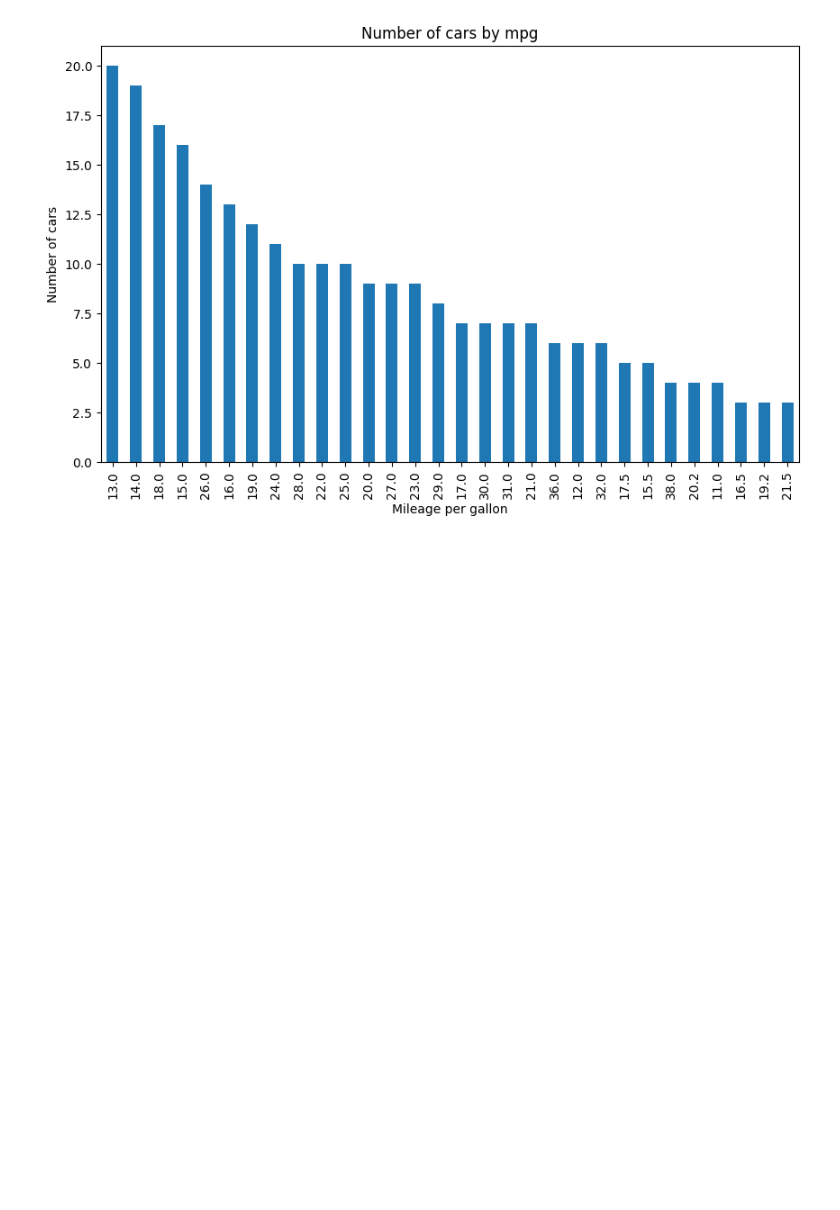
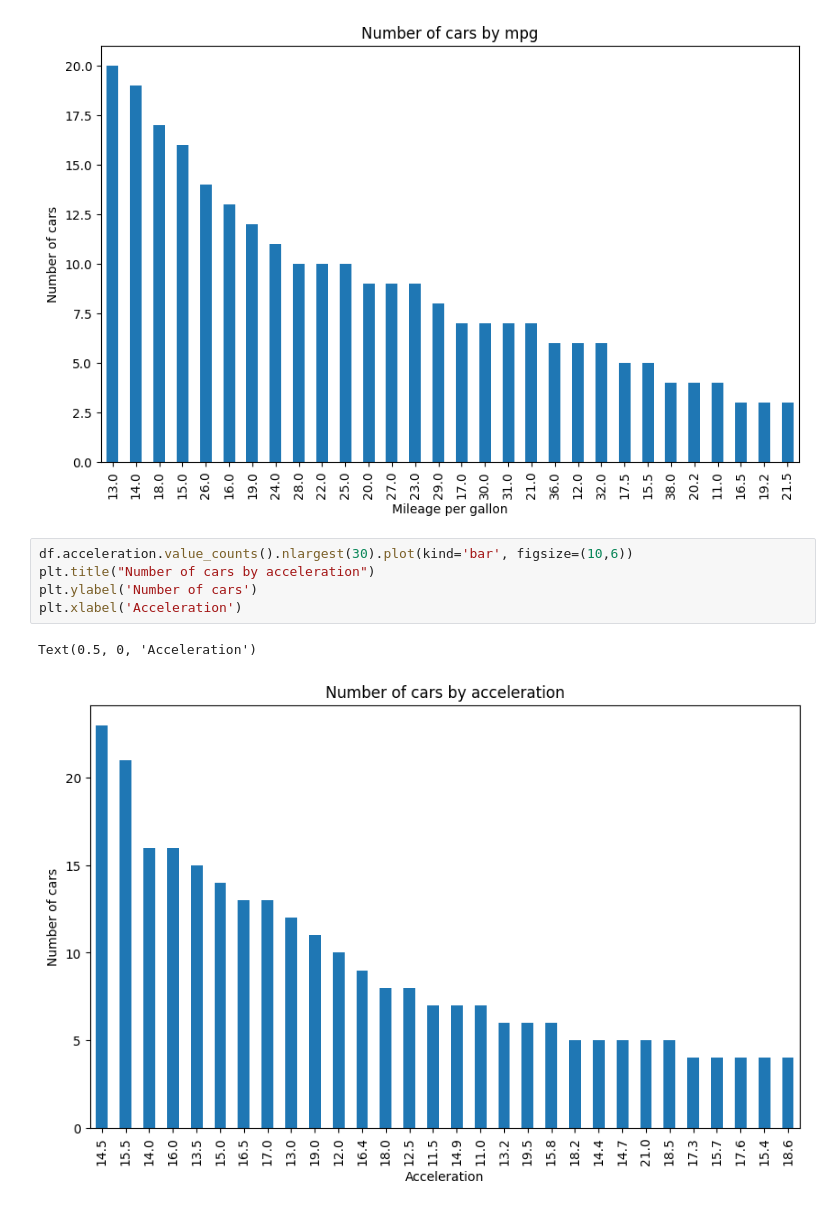
Before and after one commit to GHAUTHAM2509/data_analytics_da, a Jupyter notebook: 23BCE0487.ipynb, the cells around one changed output. Cells and saved outputs as stored; diff of their text form; blank space fills up the shorter version.

```diff
--- a/23BCE0487.ipynb
+++ b/23BCE0487.ipynb
@@ -174,3 +176,11 @@ plt.xlabel('Mileage per gallon')
 # %% [output]
 Text(0.5, 0, 'Mileage per gallon')
 [figure]
+# %%
+df.acceleration.value_counts().nlargest(30).plot(kind='bar', figsize=(10,6))
+plt.title("Number of cars by acceleration")
+plt.ylabel('Number of cars')
+plt.xlabel('Acceleration')
+# %% [output]
+Text(0.5, 0, 'Acceleration')
+[figure, added]
```
Also changed, not shown: parts of 6 cells of this notebook.
